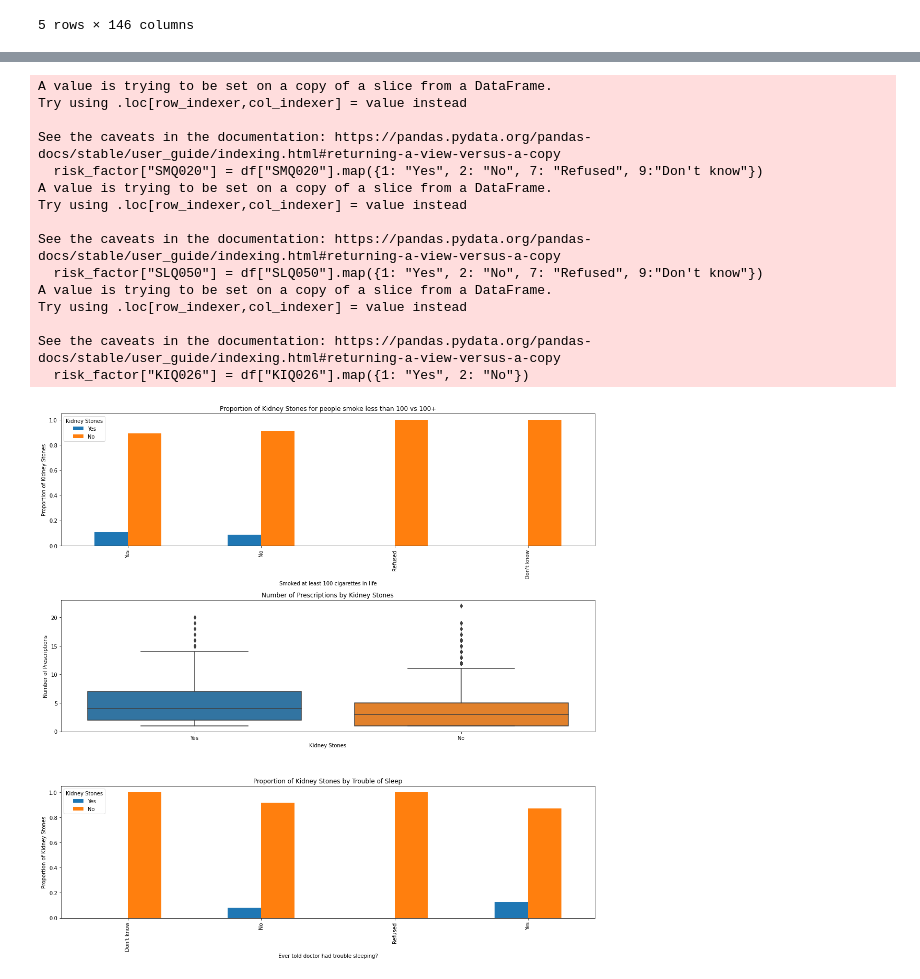
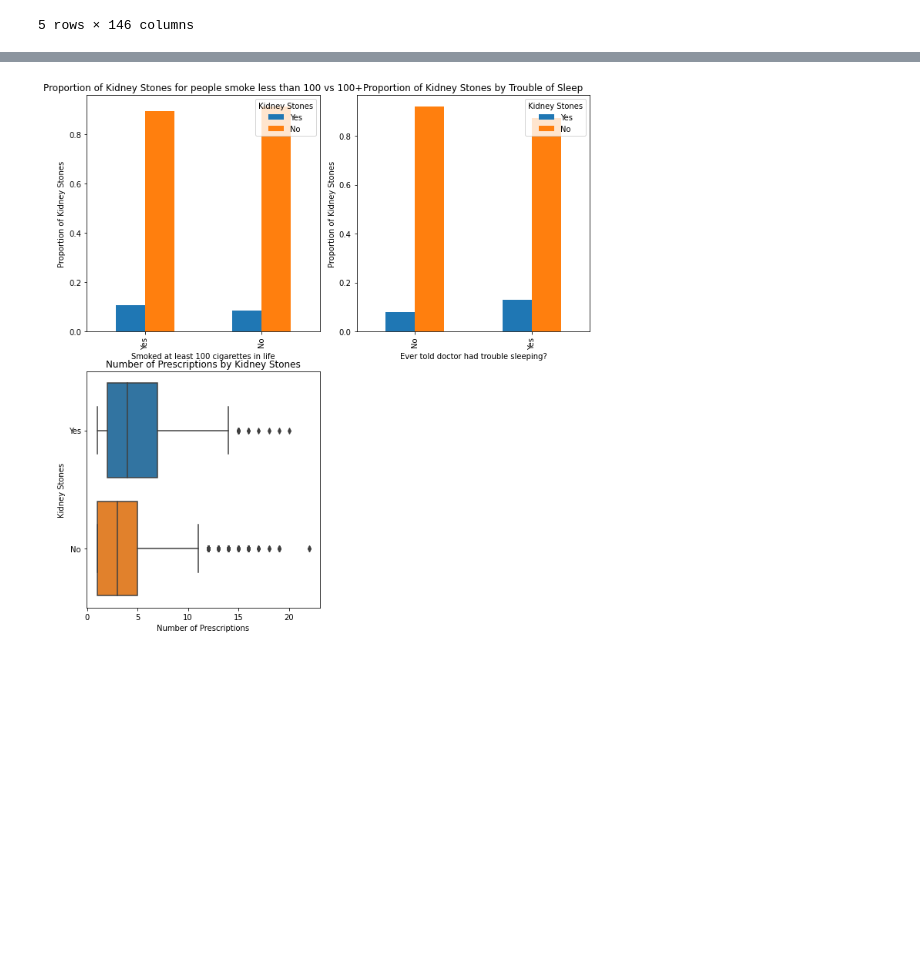
Before and after one commit to dvnguyen02/DATA301-Project, a Jupyter notebook: EDA/EDA for (SMQ020, RXDCOUNT, SLQ050).ipynb, the cells around one changed output, grey strips where cells are left out. Saved outputs shown, nothing was run; the diff lists cells and outputs as text; code cells hidden in the pictures; blank space fills up the shorter version.

```diff
--- a/EDA/EDA for (SMQ020, RXDCOUNT, SLQ050).ipynb
+++ b/EDA/EDA for (SMQ020, RXDCOUNT, SLQ050).ipynb
@@ -23,5 +23,7 @@ df.head()
 df["KIQ026"] = df["KIQ026"].astype('category')
 df["SMQ020"] = df["SMQ020"].astype('category')
 risk_factor = df[["SMQ020","KIQ026","RXDCOUNT","SLQ050"]]
-risk_factor
+risk_factor = risk_factor[risk_factor['SMQ020'].isin([1,2])]
+risk_factor = risk_factor[risk_factor['SLQ050'].isin([1,2])]
+print(risk_factor.shape)
 # %% [output]
@@ -41,47 +31,37 @@ risk_factor
 # %%
 risk_factor["SMQ020"] = df["SMQ020"].map({1: "Yes", 2: "No", 7: "Refused", 9:"Don't know"})
 risk_factor["SLQ050"] = df["SLQ050"].map({1: "Yes", 2: "No", 7: "Refused", 9:"Don't know"})
 risk_factor["KIQ026"] = df["KIQ026"].map({1: "Yes", 2: "No"})
 
-fig, axes = plt.subplots(nrows=3, ncols=1, figsize=(15, 15))
+fig, axes = plt.subplots(nrows=2, ncols=2, figsize=(10, 10))
 #gpah 1
 cross_tab = pd.crosstab(risk_factor["SMQ020"], risk_factor["KIQ026"], normalize='index')
-cross_tab.plot(kind='bar', ax = axes[0])
-axes[0].set_title("Proportion of Kidney Stones for people smoke less than 100 vs 100+")
-axes[0].set_xlabel("Smoked at least 100 cigarettes in life")
-axes[0].set_ylabel("Proportion of Kidney Stones")
-axes[0].legend(title="Kidney Stones")
+cross_tab.plot(kind='bar', ax = axes[0,0])
+axes[0,0].set_title("Proportion of Kidney Stones for people smoke less than 100 vs 100+")
+axes[0,0].set_xlabel("Smoked at least 100 cigarettes in life")
+axes[0,0].set_ylabel("Proportion of Kidney Stones")
+axes[0,0].legend(title="Kidney Stones")
 
 #gpah 2
-sns.boxplot(x="KIQ026", y="RXDCOUNT", ax = axes[1], data = risk_factor)
-axes[1].set_xlabel('Kidney Stones')
-axes[1].set_ylabel('Number of Prescriptions')
-axes[1].set_title('Number of Prescriptions by Kidney Stones')
+cross_tab = pd.crosstab(risk_factor["SLQ050"], risk_factor["KIQ026"], normalize='index')
+cross_tab.plot(kind='bar', ax = axes[0,1])
+axes[0,1].set_title("Proportion of Kidney Stones by Trouble of Sleep")
+axes[0,1].set_xlabel("Ever told doctor had trouble sleeping?")
+axes[0,1].set_ylabel("Proportion of Kidney Stones")
+axes[0,1].legend(title="Kidney Stones")
+plt.tight_layout()
+
 
 #gpah 3
-cross_tab = pd.crosstab(risk_factor["SLQ050"], risk_factor["KIQ026"], normalize='index')
-cross_tab.plot(kind='bar', ax = axes[2])
-axes[2].set_title("Proportion of Kidney Stones by Trouble of Sleep")
-axes[2].set_xlabel("Ever told doctor had trouble sleeping?")
-axes[2].set_ylabel("Proportion of Kidney Stones")
-axes[2].legend(title="Kidney Stones")
-plt.tight_layout()
+axes[1, 1].remove()
+
+sns.boxplot(x="RXDCOUNT", y="KIQ026", ax = axes[1, 0], data = risk_factor)
+axes[1, 0].set_xlabel('Number of Prescriptions')
+axes[1, 0].set_ylabel('Kidney Stones')
+axes[1, 0].set_title('Number of Prescriptions by Kidney Stones')
+
+
 plt.savefig("Risk_Factor_Analysis.png")
 plt.show()
 # %% [output]
-A value is trying to be set on a copy of a slice from a DataFrame.
-Try using .loc[row_indexer,col_indexer] = value instead
-
-See the caveats in the documentation: https://pandas.pydata.org/pandas-docs/stable/user_guide/indexing.html#returning-a-view-versus-a-copy
-  risk_factor["SMQ020"] = df["SMQ020"].map({1: "Yes", 2: "No", 7: "Refused", 9:"Don't know"})
-A value is trying to be set on a copy of a slice from a DataFrame.
-Try using .loc[row_indexer,col_indexer] = value instead
-
-See the caveats in the documentation: https://pandas.pydata.org/pandas-docs/stable/user_guide/indexing.html#returning-a-view-versus-a-copy
-  risk_factor["SLQ050"] = df["SLQ050"].map({1: "Yes", 2: "No", 7: "Refused", 9:"Don't know"})
-A value is trying to be set on a copy of a slice from a DataFrame.
-Try using .loc[row_indexer,col_indexer] = value instead
-
-See the caveats in the documentation: https://pandas.pydata.org/pandas-docs/stable/user_guide/indexing.html#returning-a-view-versus-a-copy
-  risk_factor["KIQ026"] = df["KIQ026"].map({1: "Yes", 2: "No"})
-[figure, old version]
+[figure, new version]
```
Also changed, not shown: parts of 1 cell of this notebook, 1 other file.
